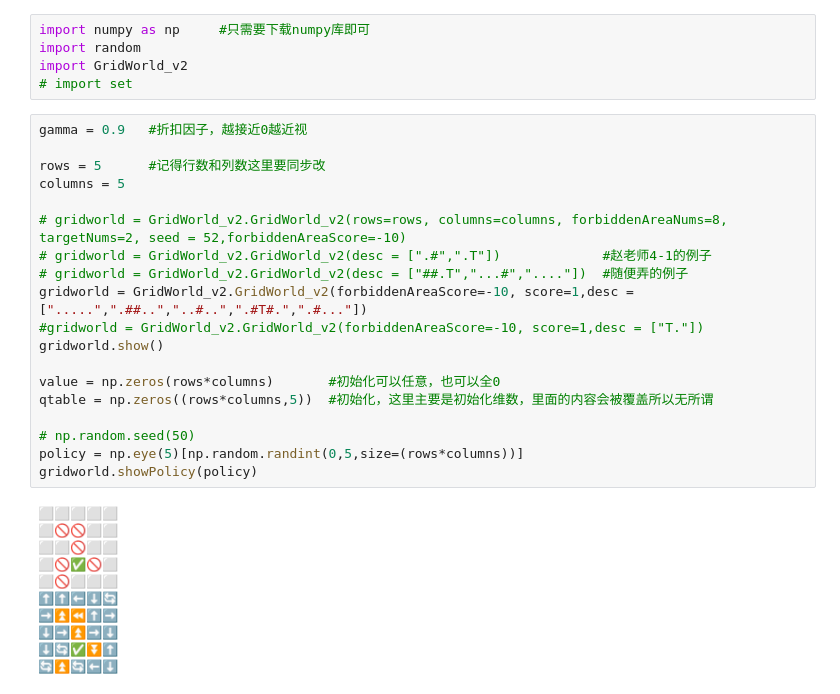
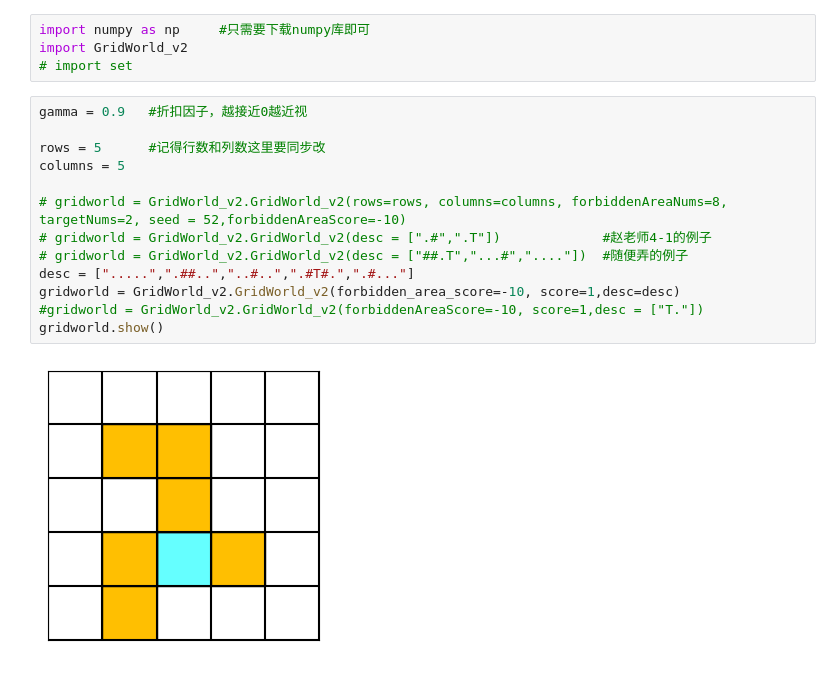
Before and after one commit to ziwenhahaha/Code-of-RL-Beginning, a Jupyter notebook: codes/5.2.MC exploring starts.ipynb, the cells around one changed output. Cells and saved outputs as stored; diff of their text form.

```diff
--- a/codes/5.2.MC exploring starts.ipynb
+++ b/codes/5.2.MC exploring starts.ipynb
@@ -1,35 +1,19 @@
 # %%
 import numpy as np     #只需要下载numpy库即可
-import random
 import GridWorld_v2
 # import set
 # %%
 gamma = 0.9   #折扣因子，越接近0越近视
 
 rows = 5      #记得行数和列数这里要同步改
 columns = 5
 
 # gridworld = GridWorld_v2.GridWorld_v2(rows=rows, columns=columns, forbiddenAreaNums=8, targetNums=2, seed = 52,forbiddenAreaScore=-10)
 # gridworld = GridWorld_v2.GridWorld_v2(desc = [".#",".T"])             #赵老师4-1的例子
 # gridworld = GridWorld_v2.GridWorld_v2(desc = ["##.T","...#","...."])  #随便弄的例子
-gridworld = GridWorld_v2.GridWorld_v2(forbiddenAreaScore=-10, score=1,desc = [".....",".##..","..#..",".#T#.",".#..."])
+desc = [".....",".##..","..#..",".#T#.",".#..."]
+gridworld = GridWorld_v2.GridWorld_v2(forbidden_area_score=-10, score=1,desc=desc)
 #gridworld = GridWorld_v2.GridWorld_v2(forbiddenAreaScore=-10, score=1,desc = ["T."])
 gridworld.show()
-
-value = np.zeros(rows*columns)       #初始化可以任意，也可以全0
-qtable = np.zeros((rows*columns,5))  #初始化，这里主要是初始化维数，里面的内容会被覆盖所以无所谓
-
-# np.random.seed(50)
-policy = np.eye(5)[np.random.randint(0,5,size=(rows*columns))]
-gridworld.showPolicy(policy)
 # %% [output]
-⬜️⬜️⬜️⬜️⬜️
-⬜️🚫🚫⬜️⬜️
-⬜️⬜️🚫⬜️⬜️
-⬜️🚫✅🚫⬜️
-⬜️🚫⬜️⬜️⬜️
-⬆️⬆️⬅️⬇️🔄
-➡️⏫️⏪⬆️➡️
-⬇️➡️⏫️➡️⬇️
-⬇️🔄✅⏬⬆️
-🔄⏫️🔄⬅️⬇️
+[figure, added]
```
Also changed, not shown: parts of 3 cells of this notebook, 4 other files.
